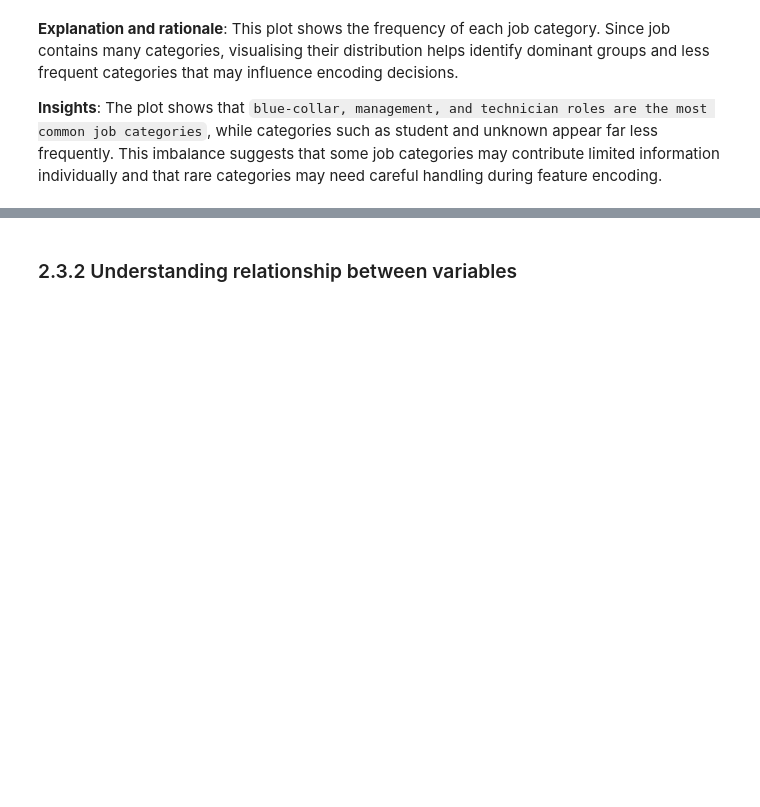
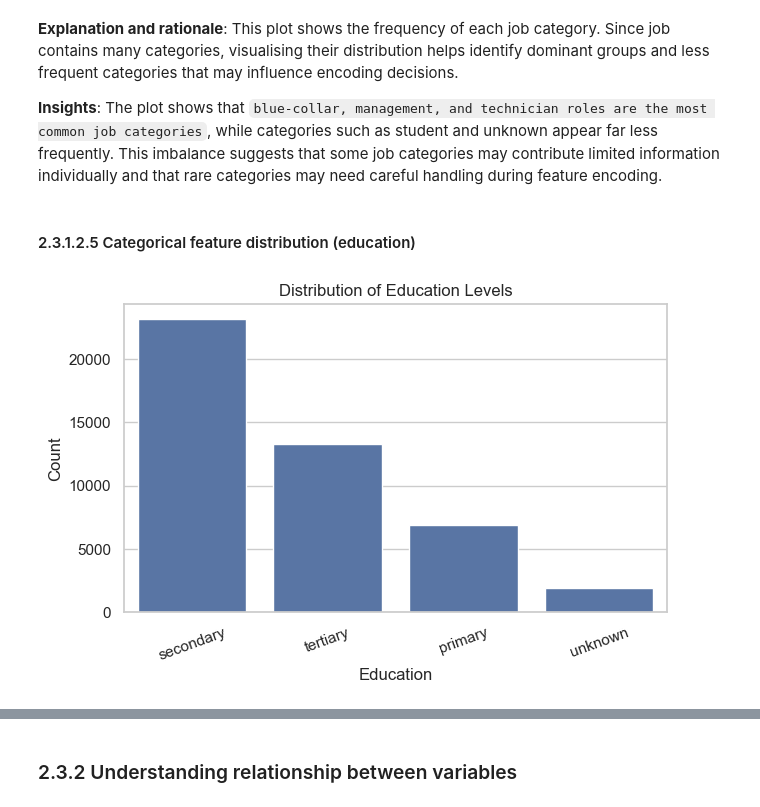
Before and after one commit to 2401496A/bank-marketing-data-analysis-project, a Jupyter notebook: MLDP Program Codes Submission Template (1).ipynb, the cells around one changed output, grey strips where cells are left out. Saved outputs shown, nothing was run; the diff lists cells and outputs as text; code cells hidden in the pictures; blank space fills up the shorter version.

Commit message:
Added countplot for categorical feature 'education' for 2.3.1.2.5

```diff
--- a/MLDP Program Codes Submission Template (1).ipynb
+++ b/MLDP Program Codes Submission Template (1).ipynb
@@ -316,3 +316,19 @@ plt.show()
 **Explanation and rationale**: This plot shows the frequency of each job category. Since job contains many categories, visualising their distribution helps identify dominant groups and less frequent categories that may influence encoding decisions.
 
 **Insights**: The plot shows that `blue-collar, management, and technician roles are the most common job categories`, while categories such as student and unknown appear far less frequently. This imbalance suggests that some job categories may contribute limited information individually and that rare categories may need careful handling during feature encoding.
+# %% [markdown]
+####  2.3.1.2.5 Categorical feature distribution (education)
+# %%
+# Set figure size
+plt.figure(figsize=(7,4))
+# Countplot for 'education' ordered by frequency
+sns.countplot(x="education", data=df, order=df["education"].value_counts().index)
+# Add title, axis labels, and rotate x-ticks for readability
+plt.title("Distribution of Education Levels")
+plt.xlabel("Education")
+plt.ylabel("Count")
+plt.xticks(rotation=20)
+# Display the plot
+plt.show()
+# %% [output]
+[figure, added]
```
Also changed, not shown: parts of 1 cell of this notebook.
